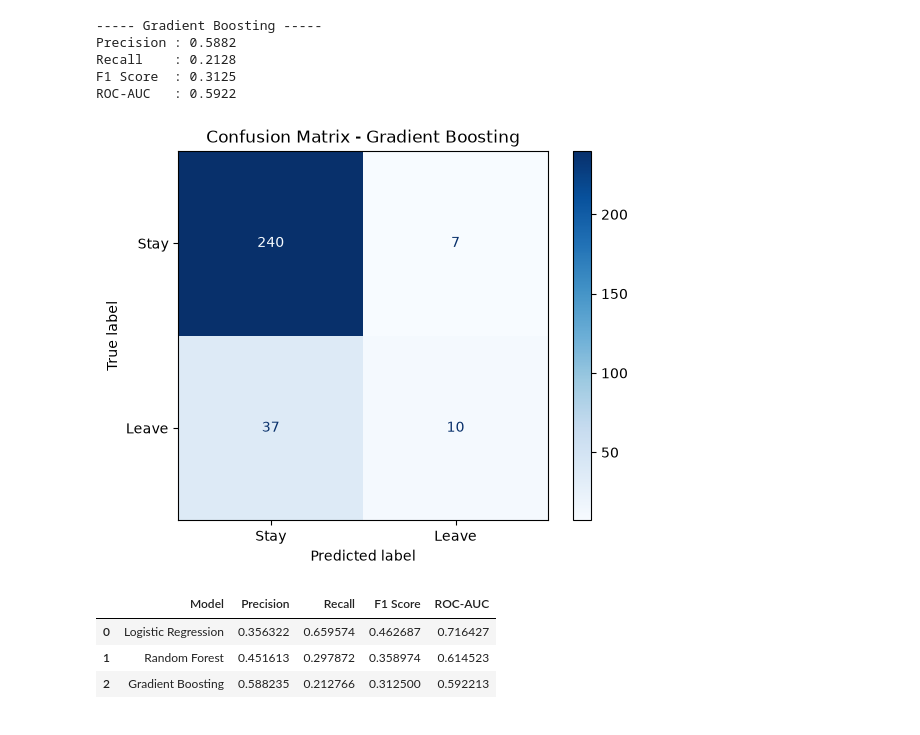
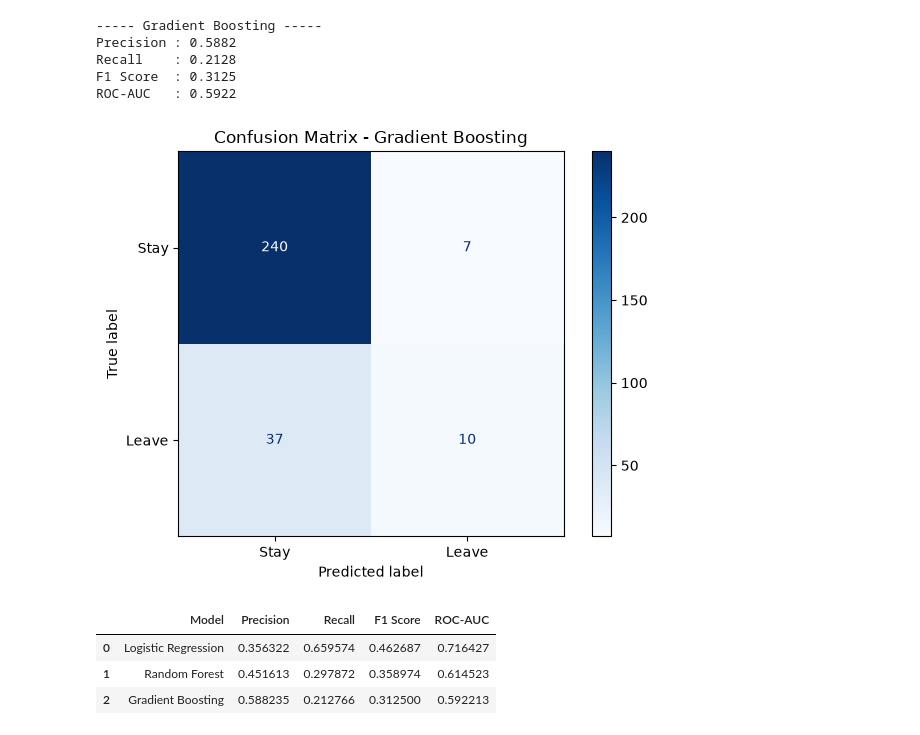
Before and after one commit to aroranaman1003/Employee-Attrition-Prediction_NamanArora, a Jupyter notebook: notebooks/analysis.ipynb, the cells around one changed output. Cells and saved outputs as stored; diff of their text form; code cells hidden in the pictures.

```diff
--- a/notebooks/analysis.ipynb
+++ b/notebooks/analysis.ipynb
@@ -670,17 +674,19 @@ ROC-AUC   : 0.5922
 # %%
 # Confusion Matrix For The Model Gradient Boosting
 
 cm_gradient_boosting= confusion_matrix(y_test, pred_gradient_boosting)
 
 display_gradient_boosting=ConfusionMatrixDisplay(confusion_matrix=cm_gradient_boosting, display_labels=["Stay","Leave"])
 
 display_gradient_boosting.plot(cmap="Blues")
 
 plt.title("Confusion Matrix - Gradient Boosting")
 
+plt.tight_layout()
+plt.savefig("../charts/confusion_matrix_random_forest.png")
 plt.show()
 # %% [output]
-[figure, old version]
+[figure, new version]
 # %%
 # Models Comparison Tables
 
```
Also changed, not shown: parts of 13 cells of this notebook, 9 other files.
